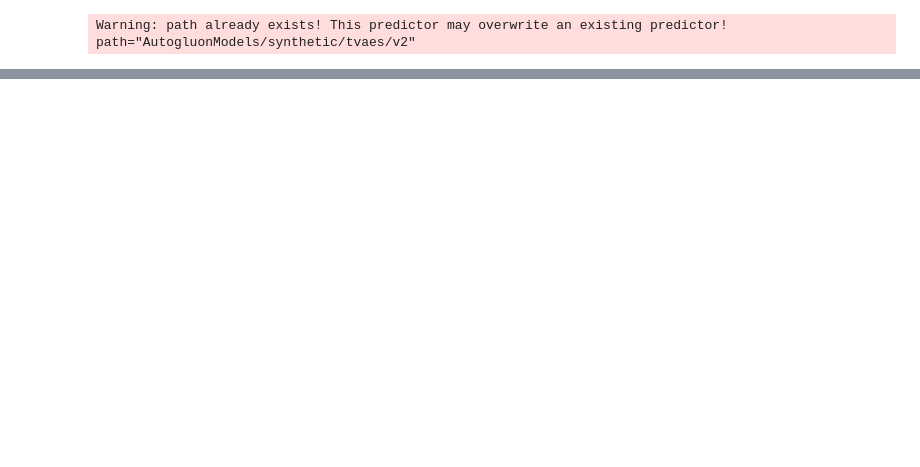
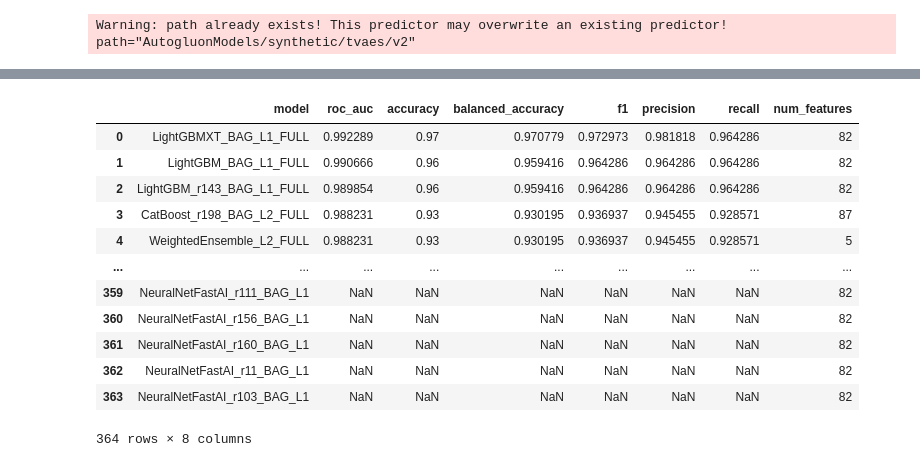
Before and after one commit to jgalanl/synthetic-data, a Jupyter notebook: autogluon/tlp/autogluon_tlp_synthetic_tvaes.ipynb, the cells around one changed output, grey strips where cells are left out. Drawn from its saved outputs; the diff is of its cells as text; code cells hidden in the pictures; blank space fills up the shorter version.

```diff
--- a/autogluon/tlp/autogluon_tlp_synthetic_tvaes.ipynb
+++ b/autogluon/tlp/autogluon_tlp_synthetic_tvaes.ipynb
@@ -134,5 +189,5 @@ Plot summary of models saved to file: c:\Users\jgala\uned\tfm\synthetic-data\aut
 # %%
-auxiliary_metrics = ['balanced_accuracy', 'f1', 'f1_macro', 'f1_micro', 'roc_auc', 'average_precision', 'precision', 'recall', 'log_loss', 'pac_score']
+auxiliary_metrics = ['accuracy', 'balanced_accuracy', 'f1', 'f1_macro', 'f1_micro', 'roc_auc', 'average_precision', 'precision', 'recall', 'log_loss', 'pac_score']
 # %%
 predictor.evaluate(
     df_test,
@@ -188,2 +244,18 @@ predictors
+# %%
+predictors[['model', 'roc_auc', 'accuracy', 'balanced_accuracy', 'f1', 'precision', 'recall', 'num_features']]
+# %% [output]
+|  | model | roc_auc | accuracy | balanced_accuracy | f1 | precision | recall | num_features |
+| 0 | LightGBMXT_BAG_L1_FULL | 0.992289 | 0.97 | 0.970779 | 0.972973 | 0.981818 | 0.964286 | 82 |
+| 1 | LightGBM_BAG_L1_FULL | 0.990666 | 0.96 | 0.959416 | 0.964286 | 0.964286 | 0.964286 | 82 |
+| 2 | LightGBM_r143_BAG_L1_FULL | 0.989854 | 0.96 | 0.959416 | 0.964286 | 0.964286 | 0.964286 | 82 |
+| 3 | CatBoost_r198_BAG_L2_FULL | 0.988231 | 0.93 | 0.930195 | 0.936937 | 0.945455 | 0.928571 | 87 |
+| 4 | WeightedEnsemble_L2_FULL | 0.988231 | 0.93 | 0.930195 | 0.936937 | 0.945455 | 0.928571 | 5 |
+| ... | ... | ... | ... | ... | ... | ... | ... | ... |
+| 359 | NeuralNetFastAI_r111_BAG_L1 | NaN | NaN | NaN | NaN | NaN | NaN | 82 |
+| 360 | NeuralNetFastAI_r156_BAG_L1 | NaN | NaN | NaN | NaN | NaN | NaN | 82 |
+| 361 | NeuralNetFastAI_r160_BAG_L1 | NaN | NaN | NaN | NaN | NaN | NaN | 82 |
+| 362 | NeuralNetFastAI_r11_BAG_L1 | NaN | NaN | NaN | NaN | NaN | NaN | 82 |
+| 363 | NeuralNetFastAI_r103_BAG_L1 | NaN | NaN | NaN | NaN | NaN | NaN | 82 |
+364 rows × 8 columns
 # %%
 predictors.to_excel(
```
Also changed, not shown: parts of 9 cells of this notebook, 14 other files.
